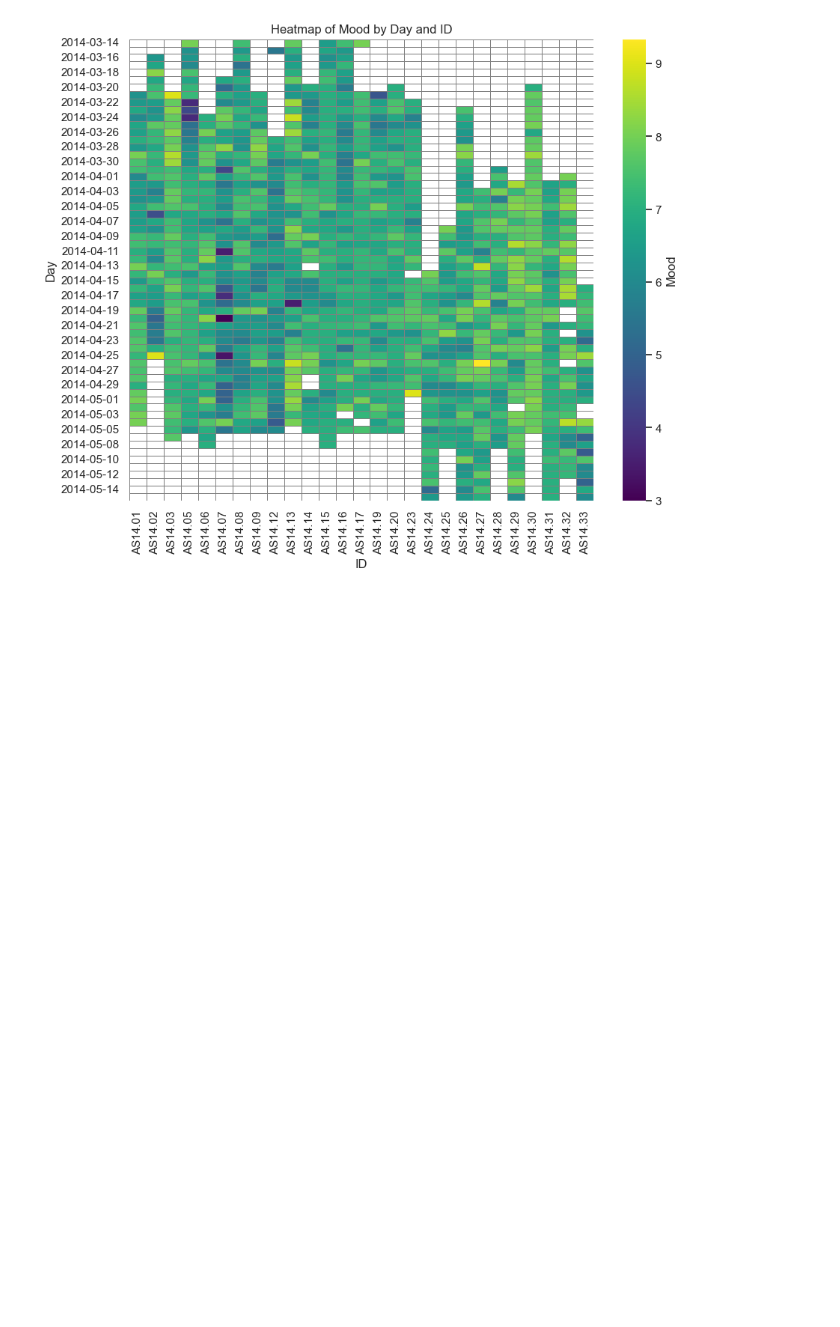
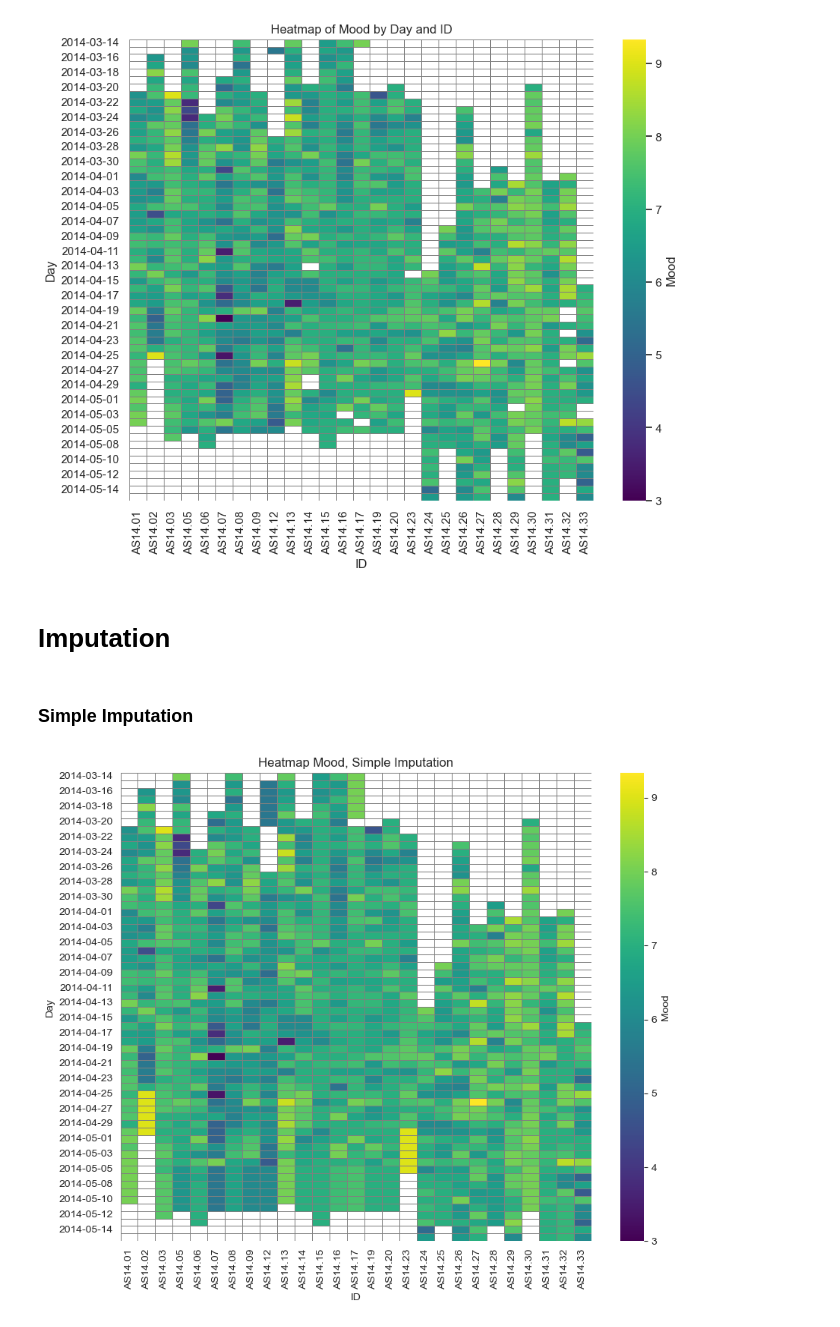
Before and after one commit to shreyaraghavendra/DTM_Group86, a Jupyter notebook: Assignment1/Data_cleaning.ipynb, the cells around one changed output. Cells and saved outputs as stored; diff of their text form; code cells hidden in the pictures; blank space fills up the shorter version.

```diff
--- a/Assignment1/Data_cleaning.ipynb
+++ b/Assignment1/Data_cleaning.ipynb
@@ -252,3 +252,27 @@ plt.show()
 [figure]
 # %%
 df_filtered.to_csv('data_cleaned.csv', index=False)
+# %% [markdown]
+# Imputation
+# %% [markdown]
+### Simple Imputation
+# %%
+df = pd.read_csv('data_cleaned.csv')
+df_pivot = df.pivot(index='time', columns='id', values='mood')
+df_mood_simple = df_pivot.ffill(limit=5)
+
+# plot heatmap
+heatmap_df = df_mood_simple
+sns.set_style("white")
+plt.figure(figsize=(10, 8))
+ax = sns.heatmap(heatmap_df, cmap="viridis", linewidths=.5, linecolor='gray', cbar_kws={'label': 'Mood'})
+
+# Set the colors for NaN values to white
+ax.set_facecolor('white')
+
+plt.title('Heatmap Mood, Simple Imputation')
+plt.xlabel('ID')
+plt.ylabel('Day')
+plt.show()
+# %% [output]
+[figure, added]
```
Also changed, not shown: parts of 3 cells of this notebook, 8 other files.
